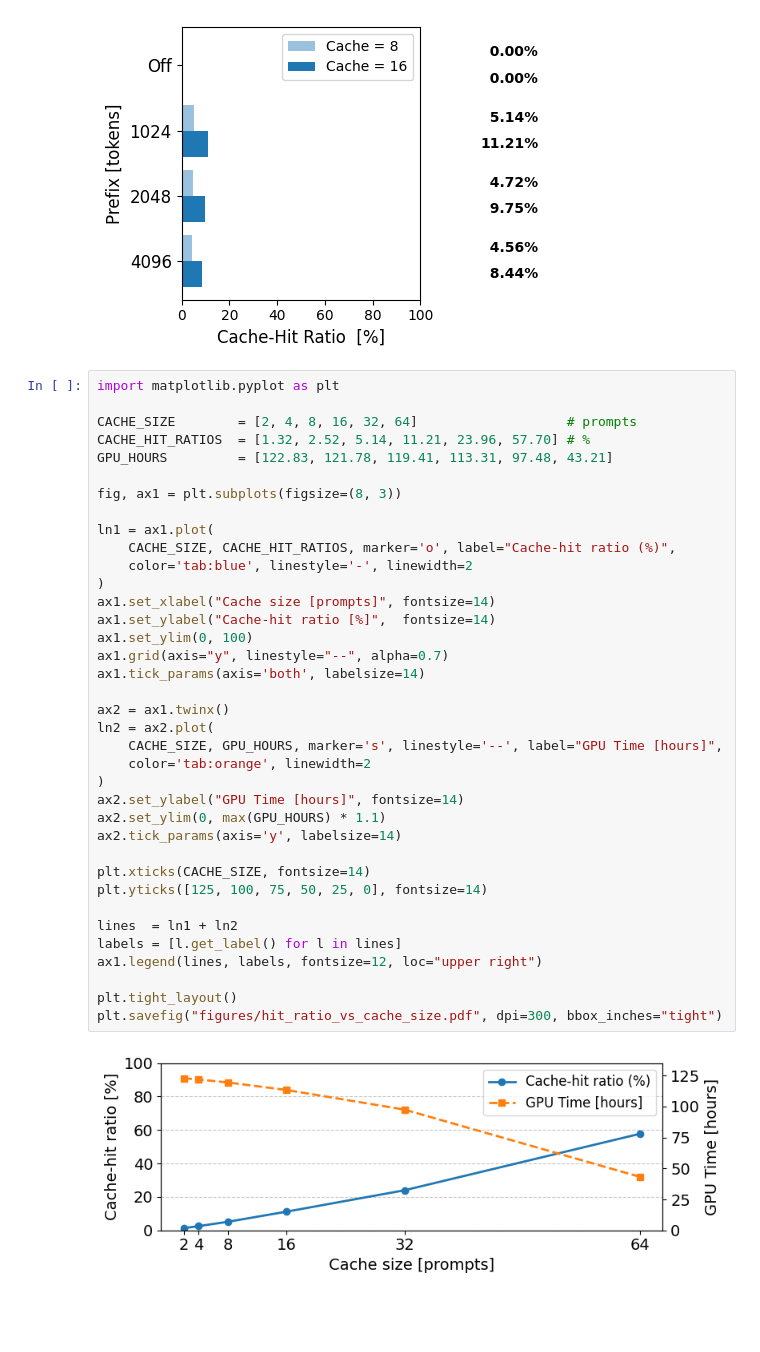
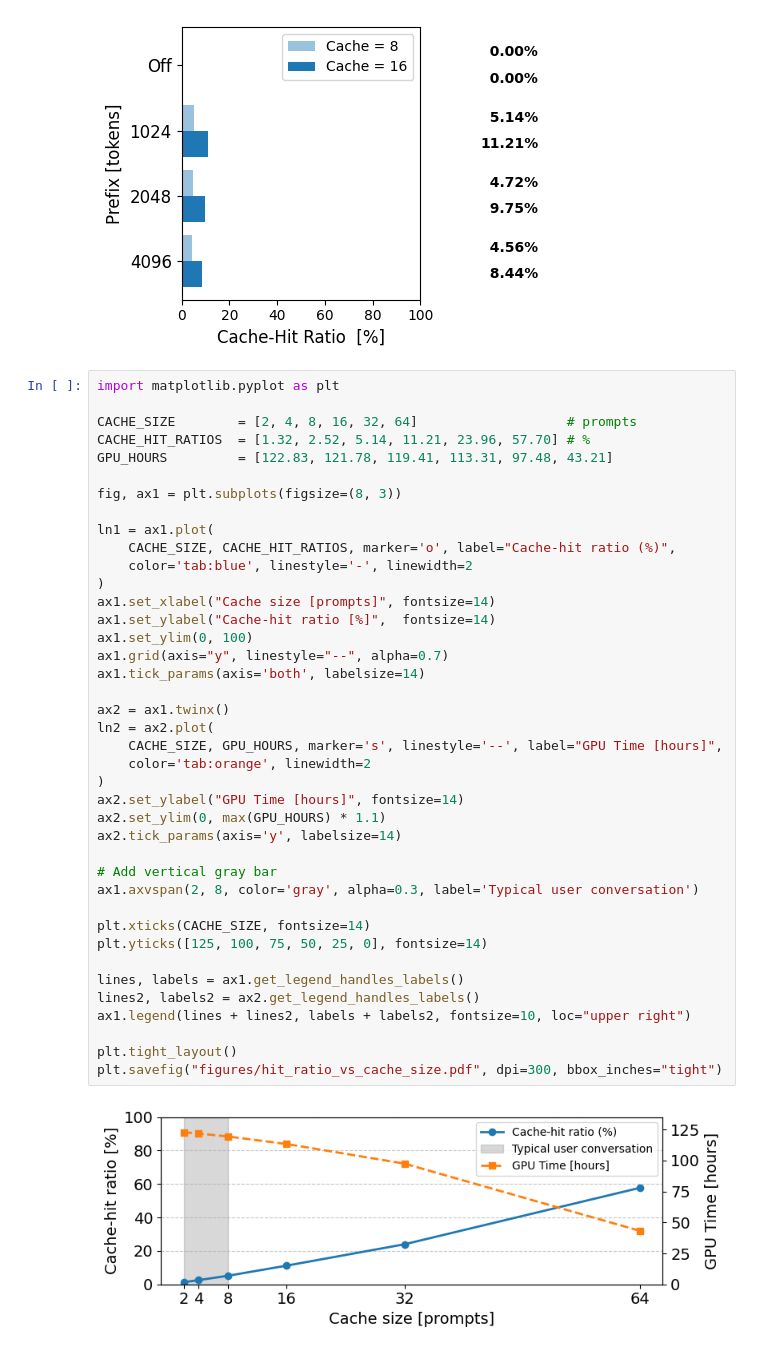
Before and after one commit to atlarge-research/Kavier, a Jupyter notebook: docs/reproducibility_capsule/experiment3/figures_generation/experiment_3_plotter.ipynb, the cells around one changed output. Saved outputs shown, nothing was run; the diff lists cells and outputs as text; blank space fills up the shorter version.

Commit message:
thesis figures

```diff
--- a/docs/reproducibility_capsule/experiment3/figures_generation/experiment_3_plotter.ipynb
+++ b/docs/reproducibility_capsule/experiment3/figures_generation/experiment_3_plotter.ipynb
@@ -88,34 +88,37 @@ CACHE_HIT_RATIOS  = [1.32, 2.52, 5.14, 11.21, 23.96, 57.70] # %
 GPU_HOURS         = [122.83, 121.78, 119.41, 113.31, 97.48, 43.21]
 
 fig, ax1 = plt.subplots(figsize=(8, 3))
 
 ln1 = ax1.plot(
     CACHE_SIZE, CACHE_HIT_RATIOS, marker='o', label="Cache-hit ratio (%)",
     color='tab:blue', linestyle='-', linewidth=2
 )
 ax1.set_xlabel("Cache size [prompts]", fontsize=14)
 ax1.set_ylabel("Cache-hit ratio [%]",  fontsize=14)
 ax1.set_ylim(0, 100)
 ax1.grid(axis="y", linestyle="--", alpha=0.7)
 ax1.tick_params(axis='both', labelsize=14)
 
 ax2 = ax1.twinx()
 ln2 = ax2.plot(
     CACHE_SIZE, GPU_HOURS, marker='s', linestyle='--', label="GPU Time [hours]",
     color='tab:orange', linewidth=2
 )
 ax2.set_ylabel("GPU Time [hours]", fontsize=14)
 ax2.set_ylim(0, max(GPU_HOURS) * 1.1)
 ax2.tick_params(axis='y', labelsize=14)
 
+# Add vertical gray bar
+ax1.axvspan(2, 8, color='gray', alpha=0.3, label='Typical user conversation')
+
 plt.xticks(CACHE_SIZE, fontsize=14)
 plt.yticks([125, 100, 75, 50, 25, 0], fontsize=14)
 
-lines  = ln1 + ln2
-labels = [l.get_label() for l in lines]
-ax1.legend(lines, labels, fontsize=12, loc="upper right")
+lines, labels = ax1.get_legend_handles_labels()
+lines2, labels2 = ax2.get_legend_handles_labels()
+ax1.legend(lines + lines2, labels + labels2, fontsize=10, loc="upper right")
 
 plt.tight_layout()
 plt.savefig("figures/hit_ratio_vs_cache_size.pdf", dpi=300, bbox_inches="tight")
 # %% [output]
-[figure, old version]
+[figure, new version]
```
Also changed, not shown: 6 other files.
